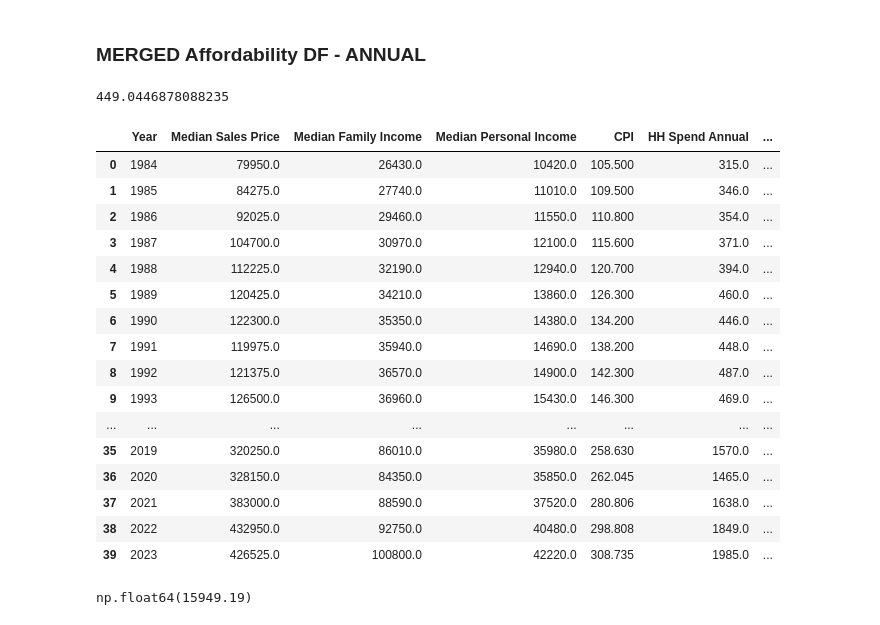
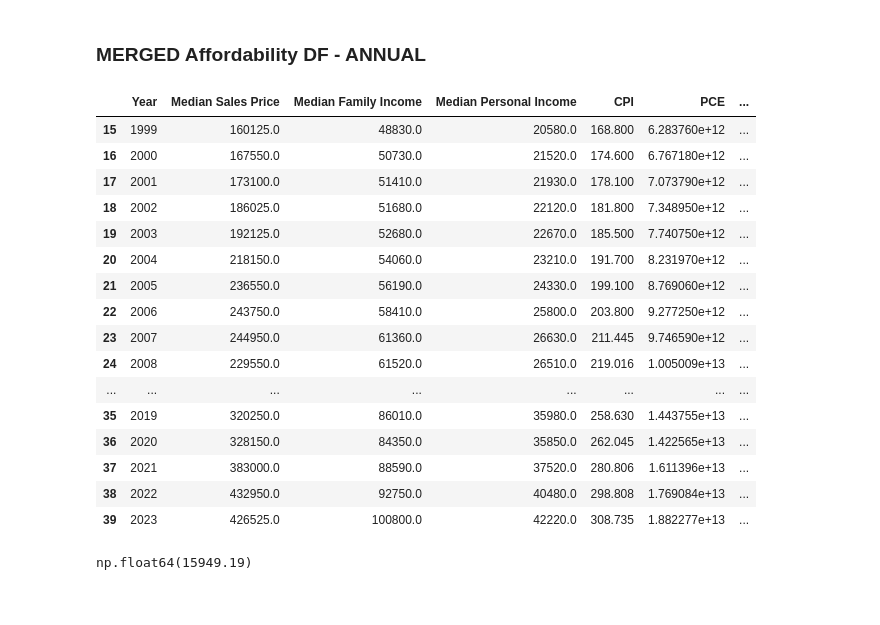
Before and after one commit to wallscreet/gov-data, a Jupyter notebook: notebook.ipynb, the cells around one changed output. Drawn from its saved outputs; the diff is of its cells as text; code cells hidden in the pictures.

```diff
--- a/notebook.ipynb
+++ b/notebook.ipynb
@@ -2,6 +2,7 @@
 ## Imports
 # %%
 import pandas as pd
+pd.set_option('display.max_columns', None)
 from fredapi import Fred
 from dotenv import load_dotenv
 import os
@@ -54,7 +62,7 @@ pop_df = pop_df.resample('YE').max().round(0)
 pop_df.index = pop_df.index.year
 pop_df.reset_index(inplace=True)
 pop_df.columns = ['Year', 'US Population']
-pop_df['US Population'] = round((pop_df['US Population'] * 1000),0)
+pop_df['US Population'] = pop_df['US Population'] * 1000
 
 pop_df.tail()
 # %% [output]
@@ -234,0 +266,12 @@ vehicle_ins_df.tail()
+# %%
+hh = fred.get_series("TTLHH")
+hh_df = hh.to_frame().reset_index()
+hh_df.columns = ['Date', 'US Households']
+hh_df['Date'] = pd.to_datetime(hh_df['Date'])
+hh_df.set_index('Date', inplace=True)
+hh_df.index = hh_df.index.year
+hh_df.reset_index(inplace=True)
+hh_df.columns = ['Year', 'US Households']
+hh_df['US Households'] = hh_df['US Households'] * 1000
+
+hh_df.tail()
@@ -234,0 +287,13 @@ vehicle_ins_df.tail()
+# %%
+pce_healthcare = fred.get_series("DHLCRC1Q027SBEA")
+pce_healthcare_df = pce_healthcare.to_frame().reset_index()
+pce_healthcare_df.columns = ['Date', 'PCE Healthcare']
+pce_healthcare_df['Date'] = pd.to_datetime(pce_healthcare_df['Date'])
+pce_healthcare_df.set_index('Date', inplace=True)
+pce_healthcare_df = round(pce_healthcare_df.resample('YE').mean(), 2)
+pce_healthcare_df.index = pce_healthcare_df.index.year
+pce_healthcare_df.reset_index(inplace=True)
+pce_healthcare_df.columns = ['Year', 'PCE Healthcare']
+pce_healthcare_df['PCE Healthcare'] = pce_healthcare_df['PCE Healthcare'] * 1000000000
+
+pce_healthcare_df.tail()
@@ -274,39 +398,37 @@ def calc_mtg_pi_payment(principal, annual_rate, years=30):
     payment = principal * (monthly_rate * (1 + monthly_rate) ** n_payments) / \
               ((1 + monthly_rate) ** n_payments - 1)
     return payment
-# %%
-payment = calc_mtg_pi_payment(100000, 3.5)
-payment
-# %% [output]
-449.0446878088235
 # %%
-#df_merged = pd.merge(df_home_median_prices_annual, df_median_family_income, on='Year', how='inner')
-dfs = [df_home_median_prices_annual, df_median_family_income, df_median_pers_income, cpi_df, hh_spend_df, vehicle_ins_df, df_mtg30, pop_df]
+dfs = [df_home_median_prices_annual, df_median_family_income, df_median_pers_income, cpi_df, pce_df, hh_spend_df, vehicle_ins_df, df_mtg30, pop_df, hh_df, pce_healthcare_df]
 df_merged = merge_on_year(dfs)
-df_merged['Price Multiplier'] = df_merged['Median Sales Price'] / df_merged['Median Family Income']
-df_merged['Income Ratio'] = df_merged['Median Family Income'] / df_merged['Median Sales Price']
+df_merged['PCE Indv Monthly'] = round(((df_merged['PCE'] / df_merged['US Population']) / 12),2)
+df_merged['PCE HH Monthly'] = round(((df_merged['PCE'] / df_merged['US Households']) / 12),2)
+df_merged['PCE HH Healthcare Monthly'] = round((df_merged['PCE Healthcare'] / df_merged['US Households']) / 12,2)
+df_merged['PCE Indv Healthcare Monthly'] = round((df_merged['PCE Healthcare'] / df_merged['US Population']) / 12,2)
+df_merged['Home Price Family Income Multiplier'] = df_merged['Median Sales Price'] / df_merged['Median Family Income']
+df_merged['Income Home Price Ratio'] = df_merged['Median Family Income'] / df_merged['Median Sales Price']
 df_merged['Loan Amount'] = df_merged['Median Sales Price'] * .8
 df_merged['Mtg P&I Monthly'] = df_merged.apply(lambda row: calc_mtg_pi_payment(row['Loan Amount'], row['30yr Mtg Rate']), axis=1).round(2)
 df_merged['Mtg P&I Annual'] = df_merged['Mtg P&I Monthly'] * 12
 df_merged['Mtg to Fam Income Ratio'] = df_merged['Mtg P&I Annual'] / df_merged['Median Family Income']
 df_merged['Mtg to Pers Income Ratio'] = df_merged['Mtg P&I Annual'] / df_merged['Median Personal Income']
 df_merged = df_merged.dropna(axis=0)
-df_merged.tail(40)
+df_merged.tail(25)
 # %% [output]
-|  | Year | Median Sales Price | Median Family Income | Median Personal Income | CPI | HH Spend Annual | ... |
-| 0 | 1984 | 79950.0 | 26430.0 | 10420.0 | 105.500 | 315.0 | ... |
-| 1 | 1985 | 84275.0 | 27740.0 | 11010.0 | 109.500 | 346.0 | ... |
-| 2 | 1986 | 92025.0 | 29460.0 | 11550.0 | 110.800 | 354.0 | ... |
-| 3 | 1987 | 104700.0 | 30970.0 | 12100.0 | 115.600 | 371.0 | ... |
-| 4 | 1988 | 112225.0 | 32190.0 | 12940.0 | 120.700 | 394.0 | ... |
-| 5 | 1989 | 120425.0 | 34210.0 | 13860.0 | 126.300 | 460.0 | ... |
-| 6 | 1990 | 122300.0 | 35350.0 | 14380.0 | 134.200 | 446.0 | ... |
-| 7 | 1991 | 119975.0 | 35940.0 | 14690.0 | 138.200 | 448.0 | ... |
-| 8 | 1992 | 121375.0 | 36570.0 | 14900.0 | 142.300 | 487.0 | ... |
-| 9 | 1993 | 126500.0 | 36960.0 | 15430.0 | 146.300 | 469.0 | ... |
+|  | Year | Median Sales Price | Median Family Income | Median Personal Income | CPI | PCE | ... |
+| 15 | 1999 | 160125.0 | 48830.0 | 20580.0 | 168.800 | 6.283760e+12 | ... |
+| 16 | 2000 | 167550.0 | 50730.0 | 21520.0 | 174.600 | 6.767180e+12 | ... |
+| 17 | 2001 | 173100.0 | 51410.0 | 21930.0 | 178.100 | 7.073790e+12 | ... |
+| 18 | 2002 | 186025.0 | 51680.0 | 22120.0 | 181.800 | 7.348950e+12 | ... |
+| 19 | 2003 | 192125.0 | 52680.0 | 22670.0 | 185.500 | 7.740750e+12 | ... |
+| 20 | 2004 | 218150.0 | 54060.0 | 23210.0 | 191.700 | 8.231970e+12 | ... |
+| 21 | 2005 | 236550.0 | 56190.0 | 24330.0 | 199.100 | 8.769060e+12 | ... |
+| 22 | 2006 | 243750.0 | 58410.0 | 25800.0 | 203.800 | 9.277250e+12 | ... |
+| 23 | 2007 | 244950.0 | 61360.0 | 26630.0 | 211.445 | 9.746590e+12 | ... |
+| 24 | 2008 | 229550.0 | 61520.0 | 26510.0 | 219.016 | 1.005009e+13 | ... |
 | ... | ... | ... | ... | ... | ... | ... | ... |
-| 35 | 2019 | 320250.0 | 86010.0 | 35980.0 | 258.630 | 1570.0 | ... |
-| 36 | 2020 | 328150.0 | 84350.0 | 35850.0 | 262.045 | 1465.0 | ... |
-| 37 | 2021 | 383000.0 | 88590.0 | 37520.0 | 280.806 | 1638.0 | ... |
-| 38 | 2022 | 432950.0 | 92750.0 | 40480.0 | 298.808 | 1849.0 | ... |
-| 39 | 2023 | 426525.0 | 100800.0 | 42220.0 | 308.735 | 1985.0 | ... |
+| 35 | 2019 | 320250.0 | 86010.0 | 35980.0 | 258.630 | 1.443755e+13 | ... |
+| 36 | 2020 | 328150.0 | 84350.0 | 35850.0 | 262.045 | 1.422565e+13 | ... |
+| 37 | 2021 | 383000.0 | 88590.0 | 37520.0 | 280.806 | 1.611396e+13 | ... |
+| 38 | 2022 | 432950.0 | 92750.0 | 40480.0 | 298.808 | 1.769084e+13 | ... |
+| 39 | 2023 | 426525.0 | 100800.0 | 42220.0 | 308.735 | 1.882277e+13 | ... |
```
Also changed, not shown: parts of 18 cells of this notebook.
